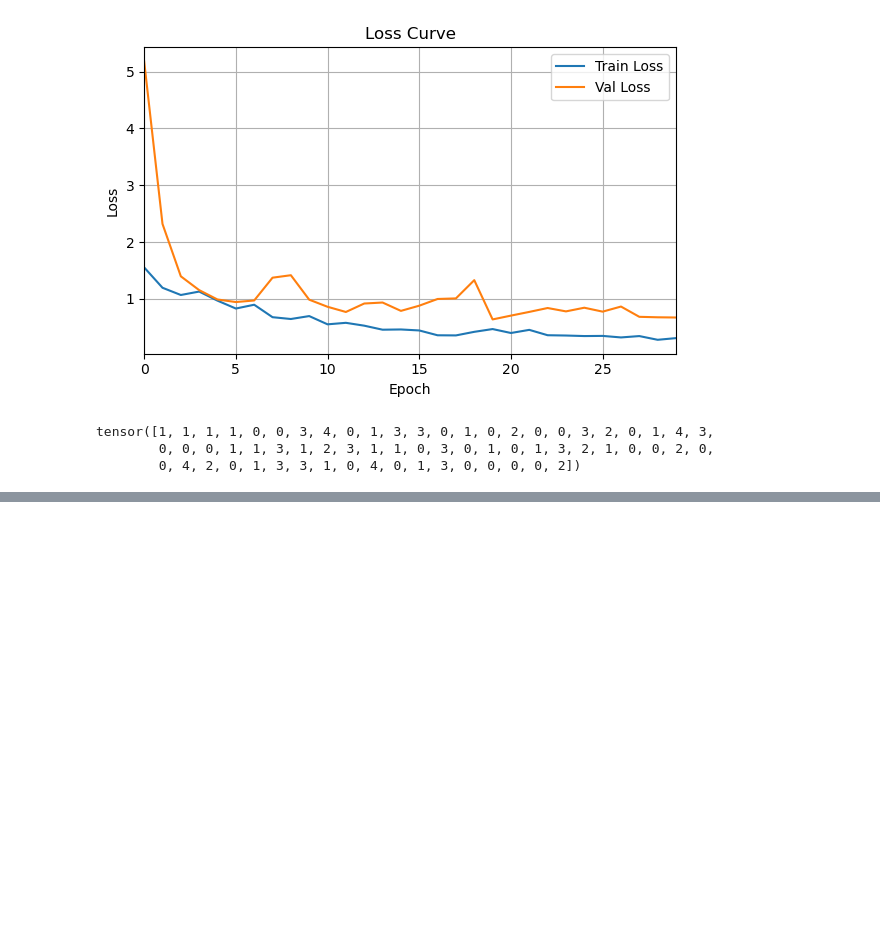
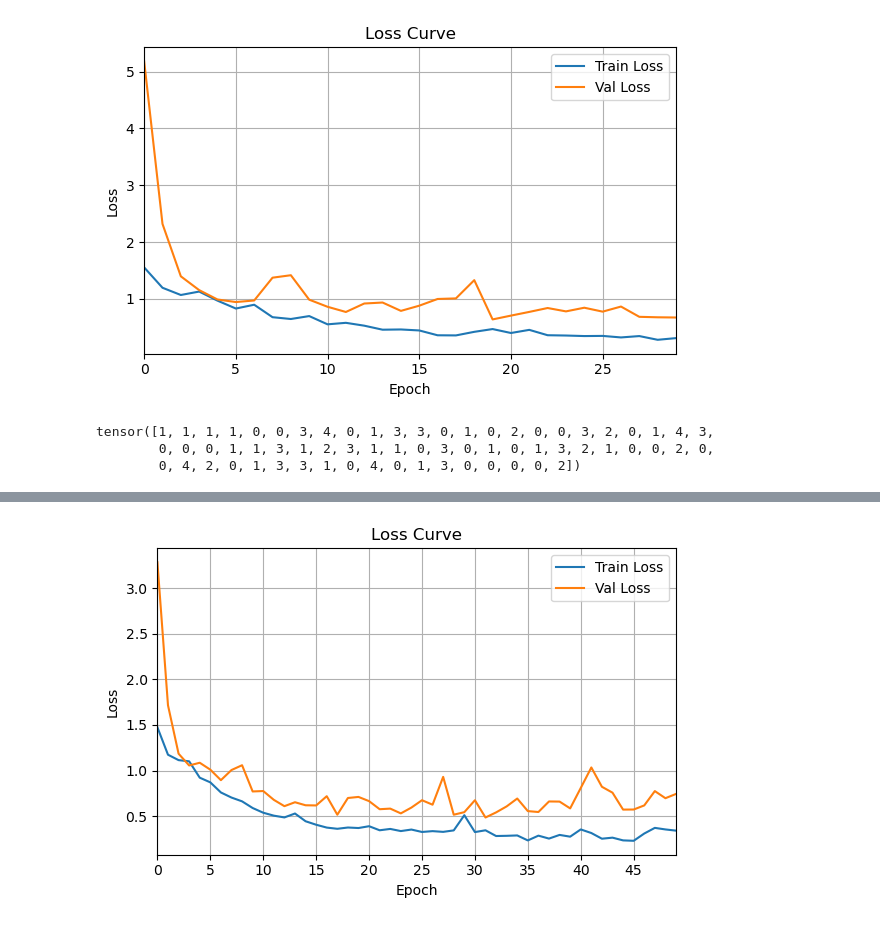
Before and after one commit to whzemuch/Breast_Cancer_Subtype_Prediction, a Jupyter notebook: Test_Trainer_callback.ipynb, the cells around one changed output, grey strips where cells are left out. Drawn from its saved outputs; the diff is of its cells as text; code cells hidden in the pictures; blank space fills up the shorter version.

```diff
--- a/Test_Trainer_callback.ipynb
+++ b/Test_Trainer_callback.ipynb
@@ -754,0 +836,4 @@ tensor([1, 1, 1, 1, 0, 0, 3, 4, 0, 1, 3, 3, 0, 1, 0, 2, 0, 0, 3, 2, 0, 1, 4, 3,
+# %%
+plot_loss(loss_path="logs/loss_history.json", figsize=(6, 4))
+# %% [output]
+[figure, added]
```
Also changed, not shown: parts of 18 cells of this notebook, 2 other files.
